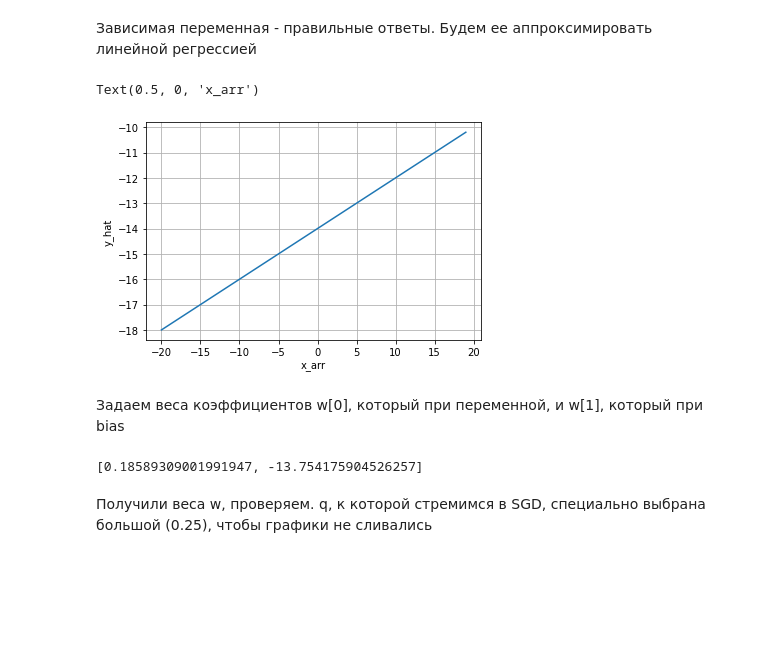
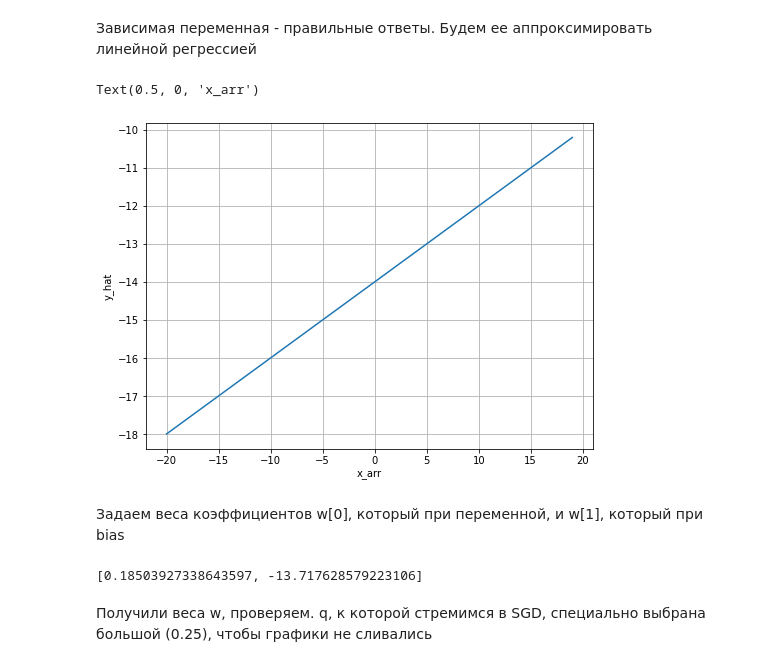
Before and after one commit to yuriy5139/MachineLearning, a Jupyter notebook: Linear and Logistic.ipynb, the cells around one changed output. Drawn from its saved outputs; the diff is of its cells as text; code cells hidden in the pictures; blank space fills up the shorter version.

```diff
--- a/Linear and Logistic.ipynb
+++ b/Linear and Logistic.ipynb
@@ -21,13 +22,14 @@ x_arr = [i for i in range(-20, 20)]
 # %%
 y_hat = [0.2*x - 14 for x in x_arr]
 # %%
+plt.figure(figsize=(8, 6))
 plt.plot(x_arr, y_hat)
 plt.grid()
 plt.ylabel('y_hat')
 plt.xlabel('x_arr')
 # %% [output]
 Text(0.5, 0, 'x_arr')
-[figure, old version]
+[figure, new version]
 # %% [markdown]
 Задаем веса коэффициентов w[0], который при переменной, и w[1], который при bias
 # %%
@@ -53,8 +57,8 @@ def SGD(x_arr, y_hat, h, lmbd, w):
         if q > 1e4: break
     return w
 # %%
-SGD(x_arr, y_hat, h, lmbd, w)
+SGD(x_arr, y_hat, h, lmbd, w, debug = 0)
 # %% [output]
-[0.18589309001991947, -13.754175904526257]
+[0.18503927338643597, -13.717628579223106]
 # %% [markdown]
 Получили веса w, проверяем. q, к которой стремимся в SGD, специально выбрана большой (0.25), чтобы графики не сливались
```
Also changed, not shown: parts of 43 cells of this notebook.
